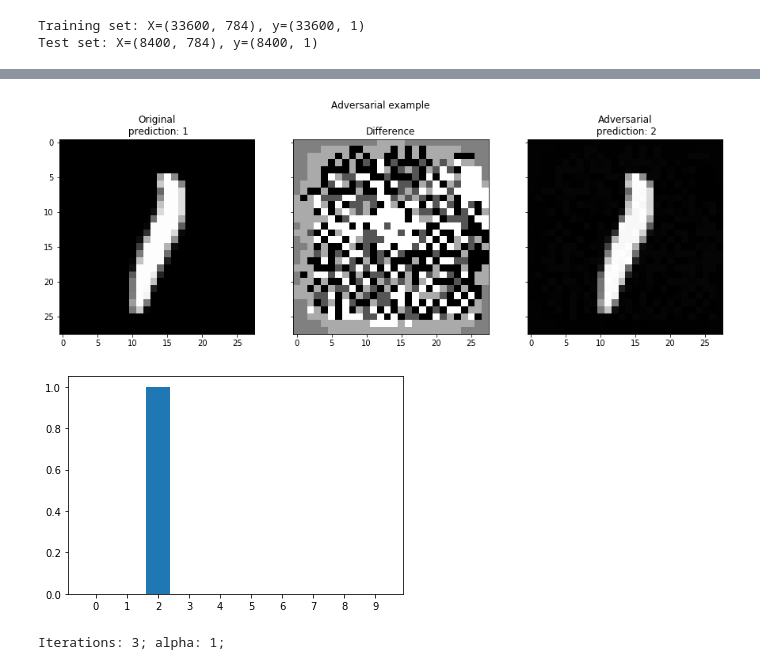
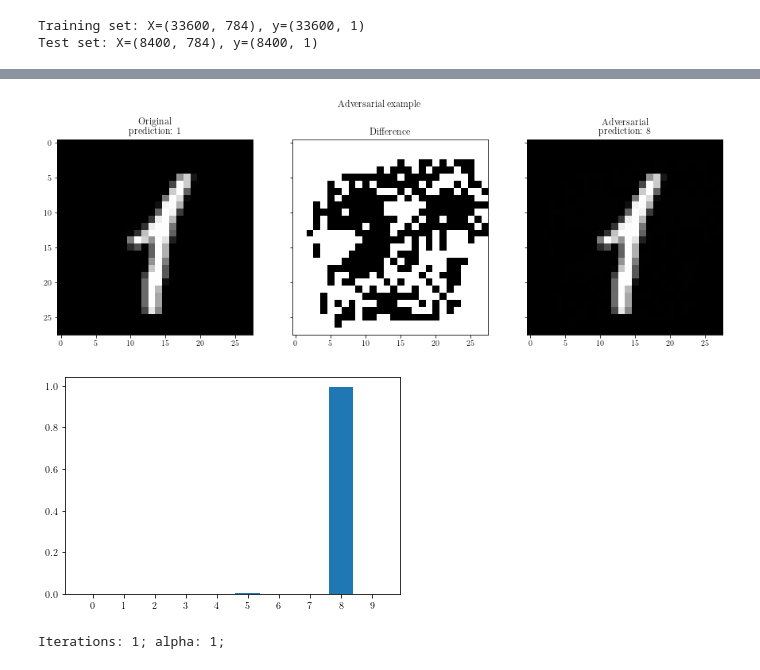
Before and after one commit to vseredovych/AdaversarialAI, a Jupyter notebook: Code/lg-softmax.ipynb, the cells around one changed output, grey strips where cells are left out. Cells and saved outputs as stored; diff of their text form; code cells hidden in the pictures.

```diff
--- a/Code/lg-softmax.ipynb
+++ b/Code/lg-softmax.ipynb
@@ -23,6 +23,12 @@ class LogisticRegression():
         self.normalize = normalize
         self.__mean = None
         self.__std = None
+
+    def get_mean(self):
+        return self.__mean
+
+    def get_std(self):
+        return self.__std
 
     def fit(self, X_vert, Y_vert, alpha, num_iters, epsilon):
         # X transformations
@@ -276,7 +282,7 @@ y_labels = [x[3:] for x in  encoder.get_feature_names()]
 # Y_test = encoder.transform(y_test).toarray()
 # %%
 lg = LogisticRegression(normalize=True)
-lg.fit(X_train, Y_train, 1, 10000, 1e-20)
+lg.fit(X_train, Y_train, 1, 1000, 1e-20)
 
 plot_J(lg.get_cost_history())
 print(lg.get_cost_history()[-1])
@@ -308,7 +307,8 @@ array([7, 1, 5, ..., 5, 8, 3])
 # %%
-def show_adversarial_sample(x, y_labels, alpha, goal=goal, model=lg):
+from matplotlib import rc
+def show_adversarial_sample(x, y_labels, num_iter, alpha, goal=[], model=lg):
     attack = AttackFGSM()
-    attack.fit(x, lg.W, lg.b, goal, alpha, 10, lg.predict)
+    attack.fit(x, lg.W, lg.b, goal, alpha, num_iter, lg.predict)
     adv_pred = lg.predict(np.array( attack.X_))
 
     fig, (ax1, ax2, ax3) = plt.subplots(1, 3, squeeze=True, sharex=True, sharey=True)
@@ -374,0 +381,23 @@ plt.plot(list(success_rate.keys()), list(success_rate.values()))
+# %%
+import numpy as np
+import matplotlib.pyplot as plt
+
+
+# Example data
+t = np.arange(0.0, 1.0 + 0.01, 0.01)
+s = np.cos(4 * np.pi * t) + 2
+
+plt.rc('text', usetex=True)
+plt.rc('font', family='serif')
+plt.plot(t, s)
+
+plt.xlabel(r'\textbf{time} (s)')
+plt.ylabel(r'\textit{voltage} (mV)',fontsize=16)
+plt.title(r"\TeX\ is Number "
+          r"$\displaystyle\sum_{n=1}^\infty\frac{-e^{i\pi}}{2^n}$!",
+          fontsize=16, color='gray')
+# Make room for the ridiculously large title.
+plt.subplots_adjust(top=0.8)
+
+# plt.savefig('tex_demo')
+# plt.show()
@@ -375,11 +417,11 @@ plt.plot(list(success_rate.keys()), list(success_rate.values()))
 # %%
 y = np.zeros(n)
-y[2] = 1
-index = 50
+y[8] = 1
+index = 100
 x = np.expand_dims(X_test.iloc[index, :], axis=0)
 
-show_adversarial_sample(x, y_labels, 1, goal=y, model=lg)
+show_adversarial_sample(x, y_labels, 10, 1, goal=y, model=lg)
 # %% [output]
-[figure, old version]
+[figure, new version]
-[figure, old version]
+[figure, new version]
-Iterations: 3; alpha: 1;
+Iterations: 1; alpha: 1;
```
Also changed, not shown: parts of 10 cells of this notebook, 8 other files.
